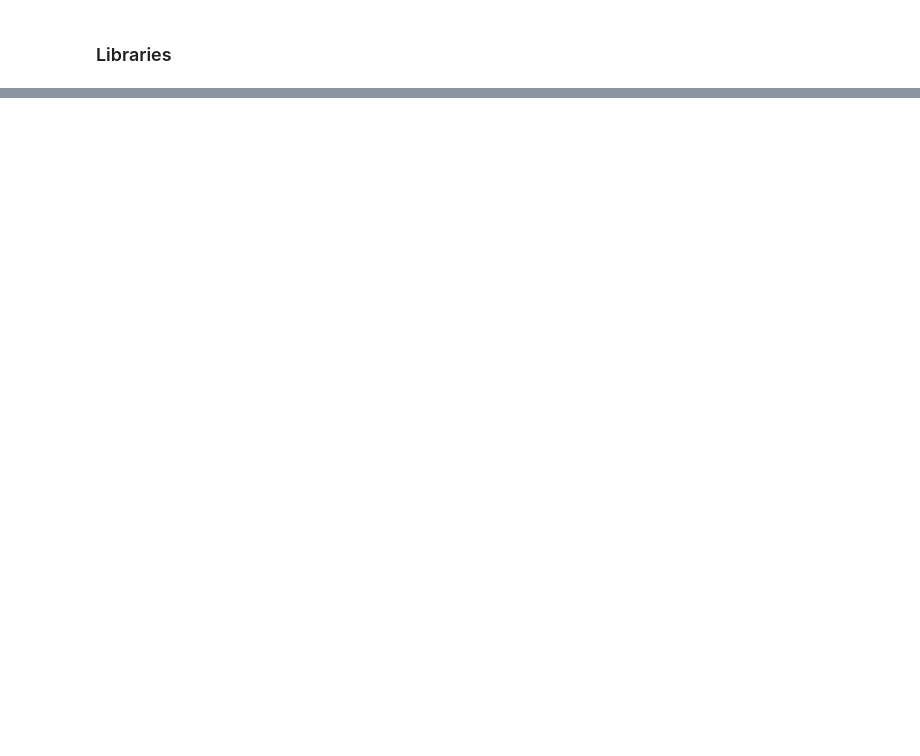
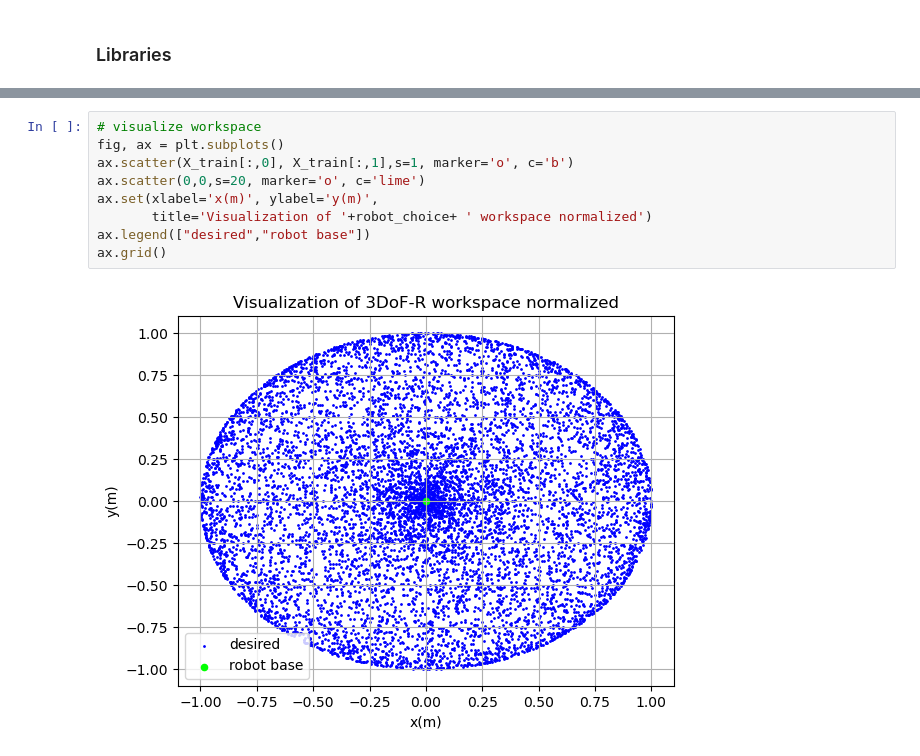
Before and after one commit to jacketdembys/wcci24, a Jupyter notebook: ea-based-nn-ik-solver/ea-nn-ik-solver.ipynb, the cells around one changed output, grey strips where cells are left out. Saved outputs shown, nothing was run; the diff lists cells and outputs as text; blank space fills up the shorter version.

```diff
--- a/ea-based-nn-ik-solver/ea-nn-ik-solver.ipynb
+++ b/ea-based-nn-ik-solver/ea-nn-ik-solver.ipynb
@@ -559,0 +597,11 @@ ax.grid()
+# %%
+# visualize workspace
+fig, ax = plt.subplots()
+ax.scatter(X_train[:,0], X_train[:,1],s=1, marker='o', c='b')
+ax.scatter(0,0,s=20, marker='o', c='lime')
+ax.set(xlabel='x(m)', ylabel='y(m)',
+       title='Visualization of '+robot_choice+ ' workspace normalized')
+ax.legend(["desired","robot base"])
+ax.grid()
+# %% [output]
+[figure, added]
```
Also changed, not shown: parts of 11 cells of this notebook, 50 other files.
